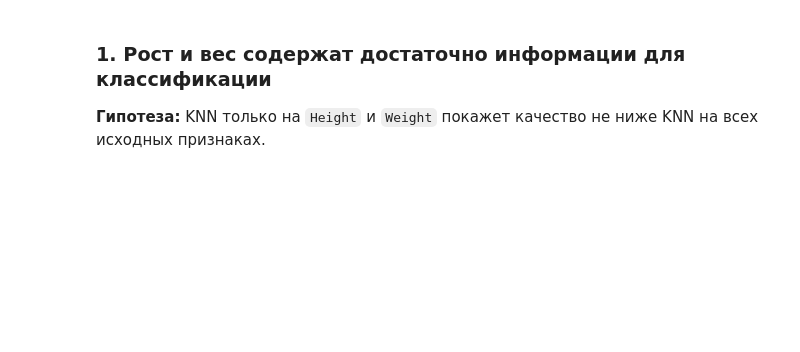
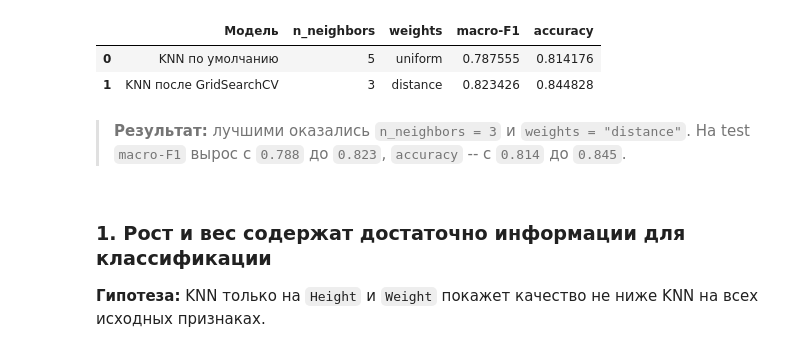
Before and after one commit to DmitryS-01/mlStartHWsSorochan, a Jupyter notebook: research.ipynb, the cells around one changed output. Cells and saved outputs as stored; diff of their text form; code cells hidden in the pictures; blank space fills up the shorter version.

```diff
--- a/research.ipynb
+++ b/research.ipynb
@@ -74,3 +72,75 @@ pipeline = make_pipeline(
+# %%
+X_train_grid, X_test_grid, y_train_grid, y_test_grid = train_test_split(
+    X,
+    y,
+    test_size=0.25,
+    stratify=y,
+    random_state=SEED,
+)
+
+baseline_pipeline = make_pipeline(
+    transformer,
+    KNeighborsClassifier(),
+)
+
+baseline_grid_model = clone(baseline_pipeline)
+baseline_grid_model.fit(X_train_grid, y_train_grid)
+baseline_grid_predictions = baseline_grid_model.predict(X_test_grid)
+
+params = {
+    "kneighborsclassifier__n_neighbors": [3, 5, 7, 9, 11],
+    "kneighborsclassifier__weights": ["uniform", "distance"],
+}
+
+grid_search = GridSearchCV(
+    baseline_pipeline,
+    params,
+    cv=CV,
+    scoring="f1_macro",
+)
+grid_search.fit(X_train_grid, y_train_grid)
+
+grid_predictions = grid_search.predict(X_test_grid)
+
+pipeline = make_pipeline(
+    transformer,
+    KNeighborsClassifier(
+        n_neighbors=grid_search.best_params_["kneighborsclassifier__n_neighbors"],
+        weights=grid_search.best_params_["kneighborsclassifier__weights"],
+    ),
+)
+
+pd.DataFrame(
+    {
+        "Модель": ["KNN по умолчанию", "KNN после GridSearchCV"],
+        "n_neighbors": [
+            KNeighborsClassifier().get_params()["n_neighbors"],
+            grid_search.best_params_["kneighborsclassifier__n_neighbors"],
+        ],
+        "weights": [
+            KNeighborsClassifier().get_params()["weights"],
+            grid_search.best_params_["kneighborsclassifier__weights"],
+        ],
+        "macro-F1": [
+            f1_score(
+                y_test_grid,
+                baseline_grid_predictions,
+                average="macro",
+            ),
+            f1_score(y_test_grid, grid_predictions, average="macro"),
+        ],
+        "accuracy": [
+            accuracy_score(y_test_grid, baseline_grid_predictions),
+            accuracy_score(y_test_grid, grid_predictions),
+        ],
+    }
+)
+# %% [output]
+|  | Модель | n_neighbors | weights | macro-F1 | accuracy |
+| 0 | KNN по умолчанию | 5 | uniform | 0.787555 | 0.814176 |
+| 1 | KNN после GridSearchCV | 3 | distance | 0.823426 | 0.844828 |
+# %% [markdown]
+> **Результат:** лучшими оказались `n_neighbors = 3` и `weights = "distance"`. На test `macro-F1` вырос с `0.788` до `0.823`, `accuracy` -- с `0.814` до `0.845`.
 # %% [markdown]
 ### 1. Рост и вес содержат достаточно информации для классификации
 
```
Also changed, not shown: parts of 25 cells of this notebook, 1 other file.
